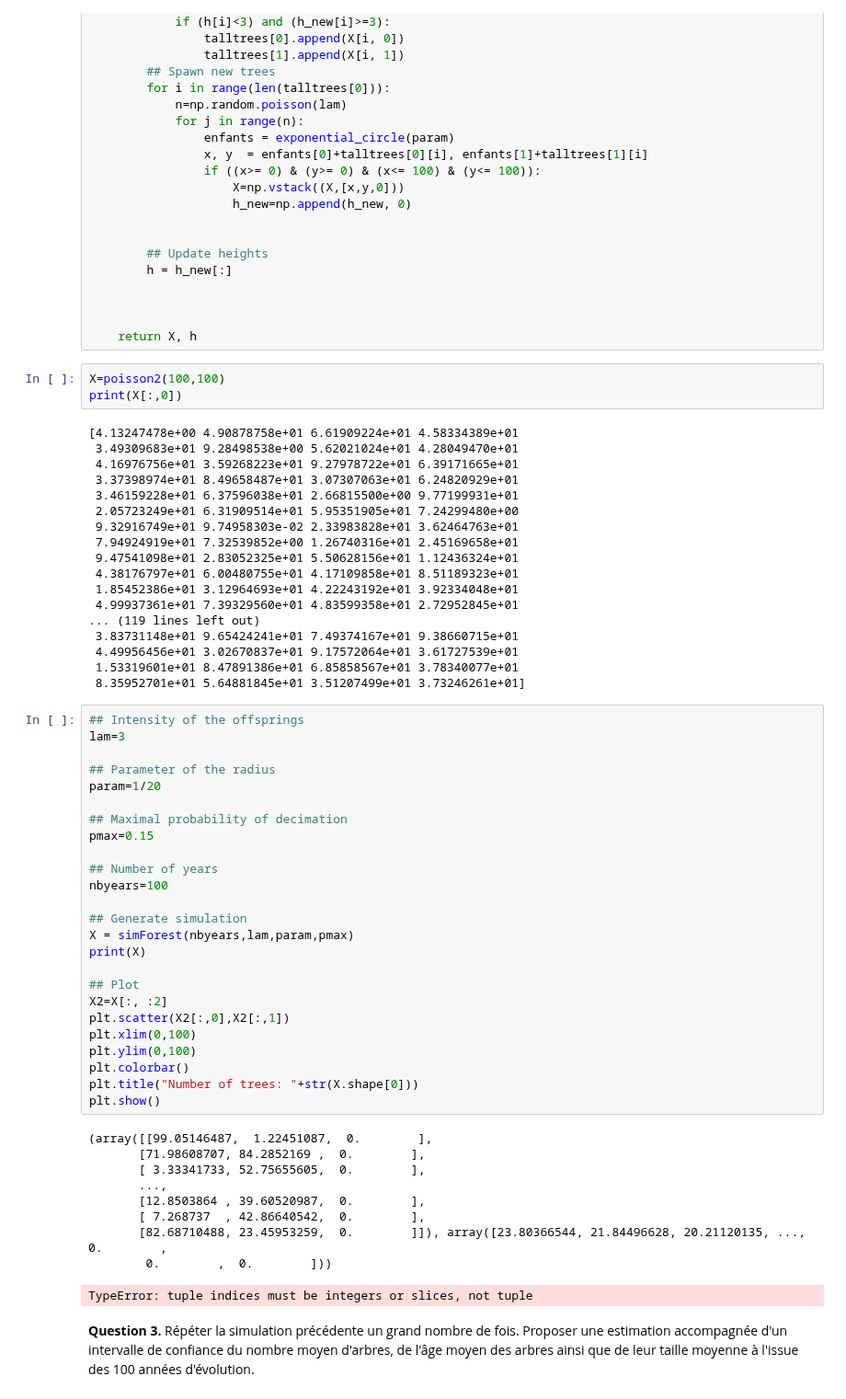
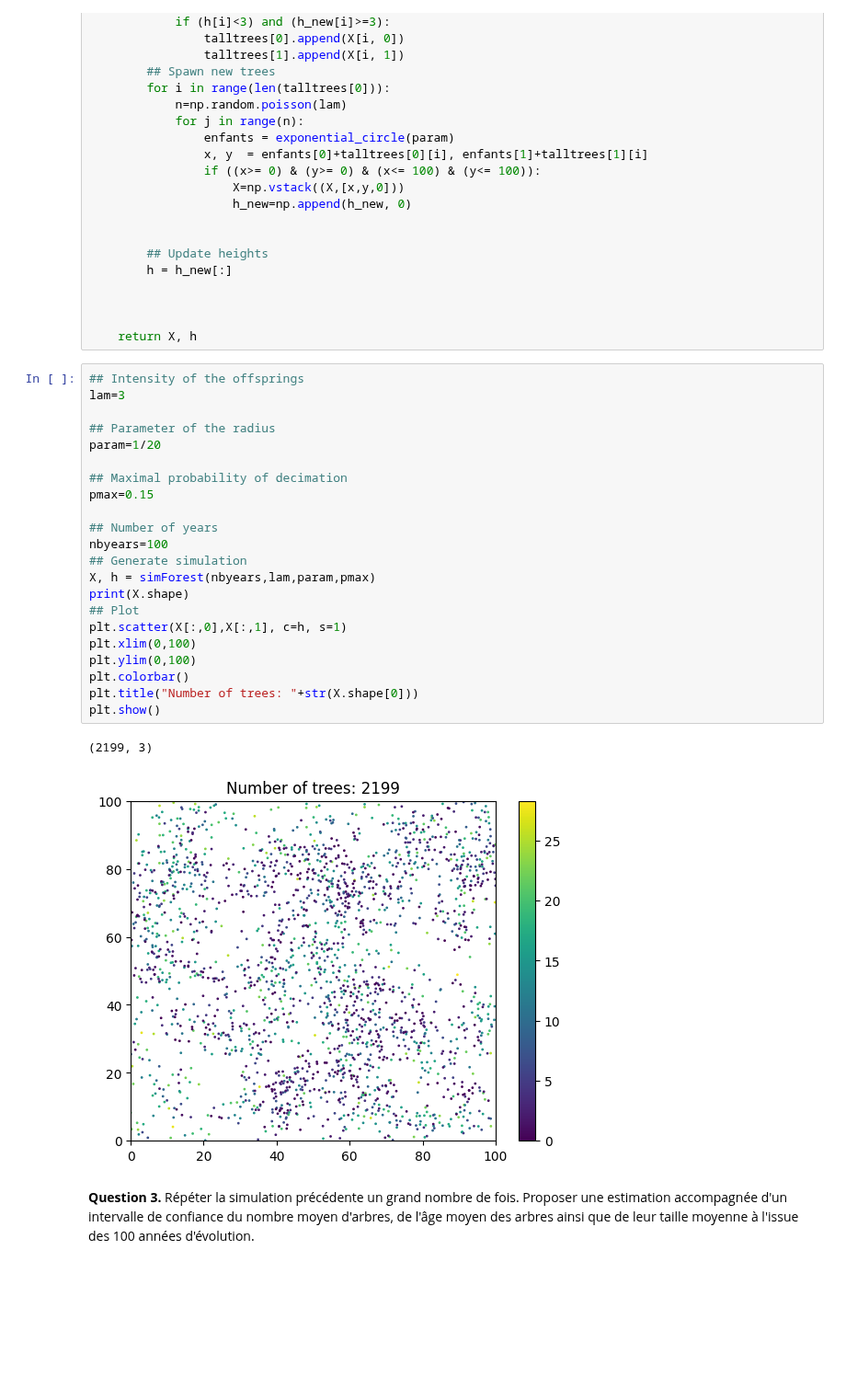
Before and after one commit to camilleprig/projet_maths_info, a Jupyter notebook: projetproba.ipynb, the cells around one changed output. Shown at 92% size. Saved outputs shown, nothing was run; the diff lists cells and outputs as text; blank space fills up the shorter version.

```diff
--- a/projetproba.ipynb
+++ b/projetproba.ipynb
@@ -515,62 +515,31 @@ def simForest(nbyears,lam,param,pmax):
 
 
     return X, h
-# %%
-X=poisson2(100,100)
-print(X[:,0])
-# %% [output]
-[4.13247478e+00 4.90878758e+01 6.61909224e+01 4.58334389e+01
- 3.49309683e+01 9.28498538e+00 5.62021024e+01 4.28049470e+01
- 4.16976756e+01 3.59268223e+01 9.27978722e+01 6.39171665e+01
- 3.37398974e+01 8.49658487e+01 3.07307063e+01 6.24820929e+01
- 3.46159228e+01 6.37596038e+01 2.66815500e+00 9.77199931e+01
- 2.05723249e+01 6.31909514e+01 5.95351905e+01 7.24299480e+00
- 9.32916749e+01 9.74958303e-02 2.33983828e+01 3.62464763e+01
- 7.94924919e+01 7.32539852e+00 1.26740316e+01 2.45169658e+01
- 9.47541098e+01 2.83052325e+01 5.50628156e+01 1.12436324e+01
- 4.38176797e+01 6.00480755e+01 4.17109858e+01 8.51189323e+01
- 1.85452386e+01 3.12964693e+01 4.22243192e+01 3.92334048e+01
- 4.99937361e+01 7.39329560e+01 4.83599358e+01 2.72952845e+01
-... (119 lines left out)
- 3.83731148e+01 9.65424241e+01 7.49374167e+01 9.38660715e+01
- 4.49956456e+01 3.02670837e+01 9.17572064e+01 3.61727539e+01
- 1.53319601e+01 8.47891386e+01 6.85858567e+01 3.78340077e+01
- 8.35952701e+01 5.64881845e+01 3.51207499e+01 3.73246261e+01]
 # %%
 ## Intensity of the offsprings
 lam=3
 
 ## Parameter of the radius
 param=1/20
 
 ## Maximal probability of decimation
 pmax=0.15
 
 ## Number of years
 nbyears=100
-
 ## Generate simulation
-X = simForest(nbyears,lam,param,pmax)
-print(X)
-
+X, h = simForest(nbyears,lam,param,pmax)
+print(X.shape)
 ## Plot
-X2=X[:, :2]
-plt.scatter(X2[:,0],X2[:,1])
+plt.scatter(X[:,0],X[:,1], c=h, s=1)
 plt.xlim(0,100)
 plt.ylim(0,100)
 plt.colorbar()
 plt.title("Number of trees: "+str(X.shape[0]))
 plt.show()
 # %% [output]
-(array([[99.05146487,  1.22451087,  0.        ],
-       [71.98608707, 84.2852169 ,  0.        ],
-       [ 3.33341733, 52.75655605,  0.        ],
-       ...,
-       [12.8503864 , 39.60520987,  0.        ],
-       [ 7.268737  , 42.86640542,  0.        ],
-       [82.68710488, 23.45953259,  0.        ]]), array([23.80366544, 21.84496628, 20.21120135, ...,  0.        ,
-        0.        ,  0.        ]))
+(2199, 3)
-TypeError: tuple indices must be integers or slices, not tuple
+[figure, added]
 # %% [markdown]
 
 **Question 3.** Répéter la simulation précédente un grand nombre de fois. Proposer une estimation accompagnée d'un intervalle de confiance du nombre moyen d'arbres, de l'âge moyen des arbres ainsi que de leur taille moyenne à l'issue des 100 années d'évolution.
```
Also changed, not shown: parts of 1 cell of this notebook.
